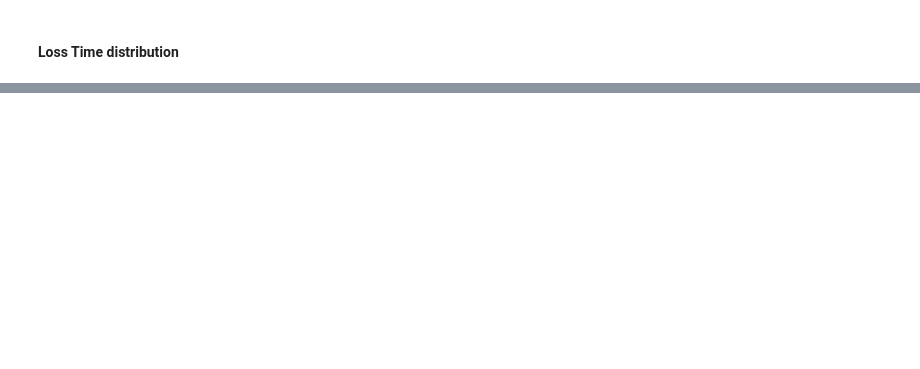
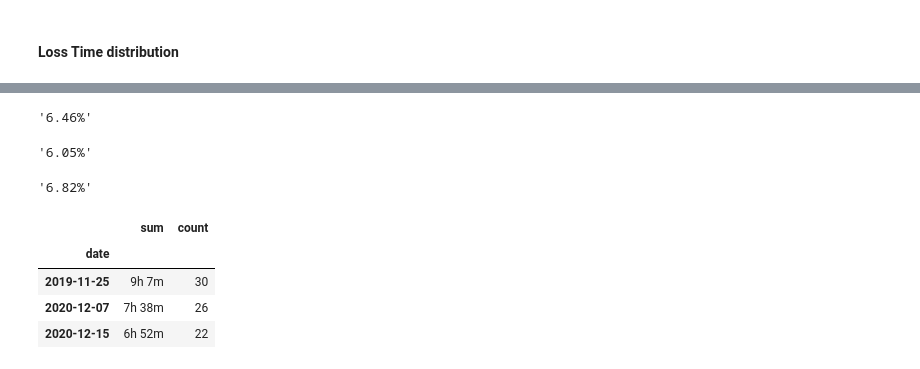
Before and after one commit to RALEx147/league, a Jupyter notebook: league.ipynb, the cells around one changed output, grey strips where cells are left out. Saved outputs shown, nothing was run; the diff lists cells and outputs as text; code cells hidden in the pictures; blank space fills up the shorter version.

```diff
--- a/league.ipynb
+++ b/league.ipynb
@@ -20,0 +27,2 @@ df = load_fetch_data(robb)
+# %%
+query = robb
@@ -105,0 +247,23 @@ wr(df[df.teamcomp.apply(lambda x: "Zed" in x)])
+# %%
+surr = df.surrender.value_counts()
+str(round(surr[True] / surr.sum() * 100, 2)) + '%'
+# %% [output]
+'6.46%'
+# %%
+surr_lose = df[df.win == False].surrender.value_counts()
+str(round(surr_lose[True] / surr_lose.sum() * 100, 2)) + '%'
+# %% [output]
+'6.05%'
+# %%
+surr_win = df[df.win == True].surrender.value_counts()
+str(round(surr_win[True] / surr_win.sum() * 100, 2)) + '%'
+# %% [output]
+'6.82%'
+# %%
+game_in_timeframe(all)
+# %% [output]
+|  | sum | count |
+| date |  |  |
+| 2019-11-25 | 9h 7m | 30 |
+| 2020-12-07 | 7h 38m | 26 |
+| 2020-12-15 | 6h 52m | 22 |
```
Also changed, not shown: parts of 42 cells of this notebook, 3 other files.
